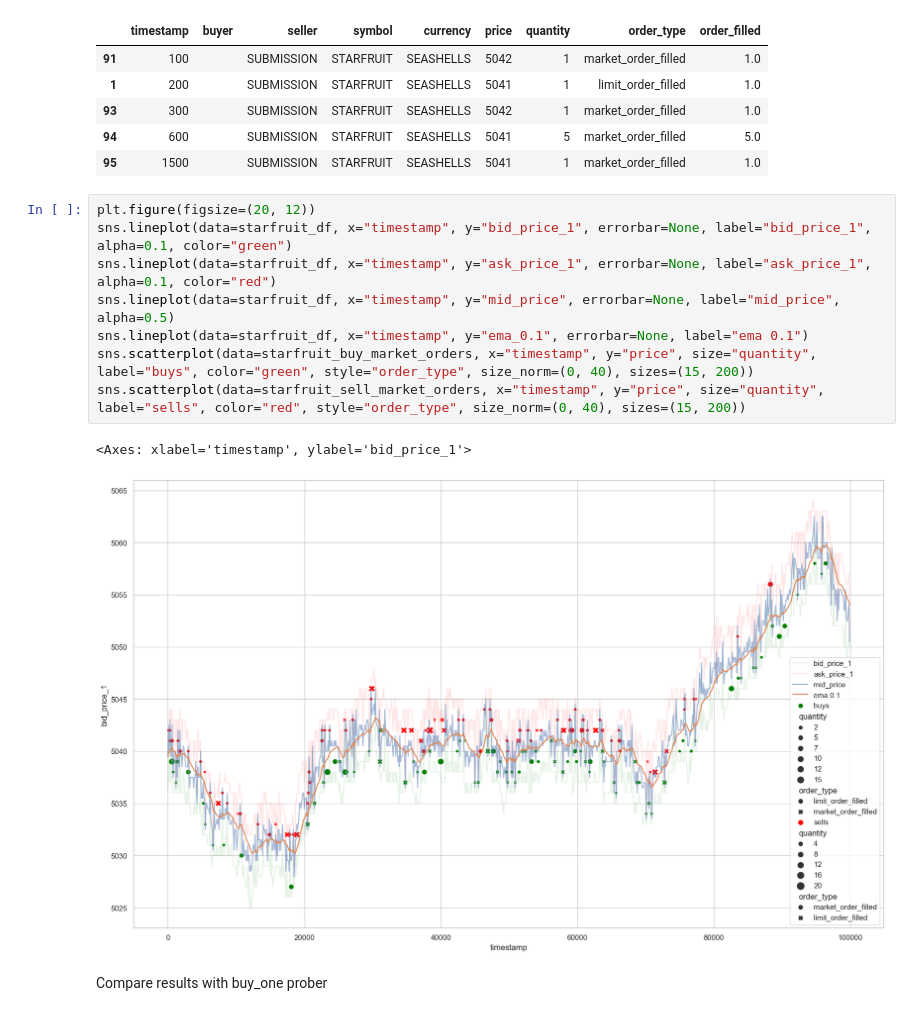
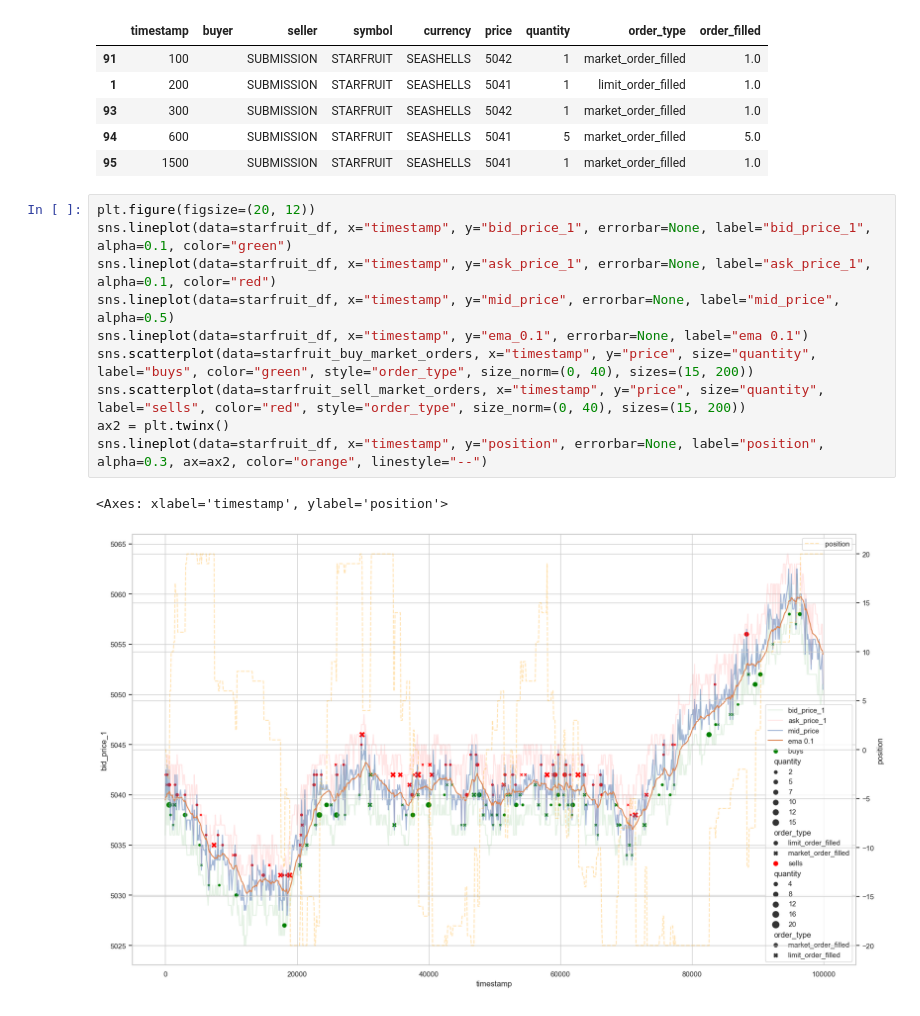
Before and after one commit to dakshox/Prosperity, a Jupyter notebook: first-round/thien-work/market_making.ipynb, the cells around one changed output. Drawn from its saved outputs; the diff is of its cells as text.

```diff
--- a/first-round/thien-work/market_making.ipynb
+++ b/first-round/thien-work/market_making.ipynb
@@ -172,13 +172,13 @@ display(starfruit_buy_market_orders.head(), starfruit_sell_market_orders.head())
 # %%
 plt.figure(figsize=(20, 12))
 sns.lineplot(data=starfruit_df, x="timestamp", y="bid_price_1", errorbar=None, label="bid_price_1", alpha=0.1, color="green")
 sns.lineplot(data=starfruit_df, x="timestamp", y="ask_price_1", errorbar=None, label="ask_price_1", alpha=0.1, color="red")
 sns.lineplot(data=starfruit_df, x="timestamp", y="mid_price", errorbar=None, label="mid_price", alpha=0.5)
 sns.lineplot(data=starfruit_df, x="timestamp", y="ema_0.1", errorbar=None, label="ema 0.1")
 sns.scatterplot(data=starfruit_buy_market_orders, x="timestamp", y="price", size="quantity", label="buys", color="green", style="order_type", size_norm=(0, 40), sizes=(15, 200))
 sns.scatterplot(data=starfruit_sell_market_orders, x="timestamp", y="price", size="quantity", label="sells", color="red", style="order_type", size_norm=(0, 40), sizes=(15, 200))
+ax2 = plt.twinx()
+sns.lineplot(data=starfruit_df, x="timestamp", y="position", errorbar=None, label="position", alpha=0.3, ax=ax2, color="orange", linestyle="--")
 # %% [output]
-<Axes: xlabel='timestamp', ylabel='bid_price_1'>
+<Axes: xlabel='timestamp', ylabel='position'>
-[figure, old version]
+[figure, new version]
-# %% [markdown]
-Compare results with buy_one prober
```
Also changed, not shown: parts of 11 cells of this notebook, 3 other files.
